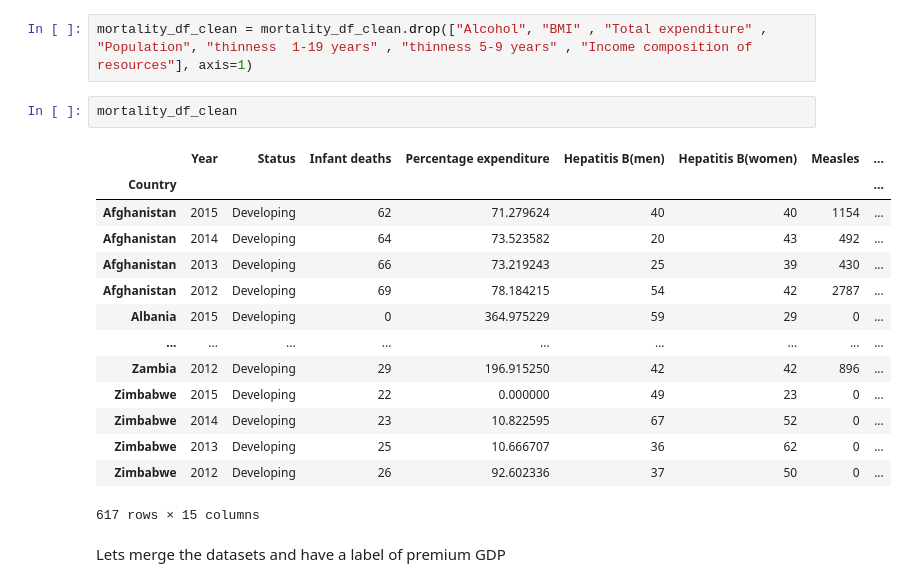
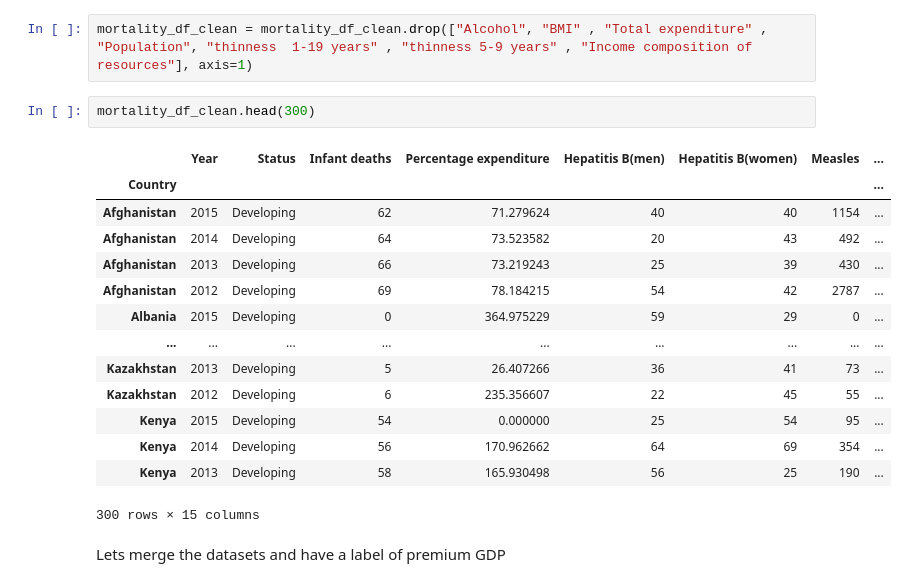
Before and after one commit to DaWaildHorse/Capstone_Project, a Jupyter notebook: Model.ipynb, the cells around one changed output. Cells and saved outputs as stored; diff of their text form.

```diff
--- a/Model.ipynb
+++ b/Model.ipynb
@@ -377,22 +392,22 @@ dtype: int64
 # %%
 mortality_df_clean = mortality_df_clean.drop(["Alcohol", "BMI" , "Total expenditure" , "Population", "thinness  1-19 years" , "thinness 5-9 years" , "Income composition of resources"], axis=1)
 # %%
-mortality_df_clean
+mortality_df_clean.head(300)
 # %% [output]
 |  | Year | Status | Infant deaths | Percentage expenditure | Hepatitis B(men) | Hepatitis B(women) | Measles | ... |
 | Country |  |  |  |  |  |  |  | ... |
 | Afghanistan | 2015 | Developing | 62 | 71.279624 | 40 | 40 | 1154 | ... |
 | Afghanistan | 2014 | Developing | 64 | 73.523582 | 20 | 43 | 492 | ... |
 | Afghanistan | 2013 | Developing | 66 | 73.219243 | 25 | 39 | 430 | ... |
 | Afghanistan | 2012 | Developing | 69 | 78.184215 | 54 | 42 | 2787 | ... |
 | Albania | 2015 | Developing | 0 | 364.975229 | 59 | 29 | 0 | ... |
 | ... | ... | ... | ... | ... | ... | ... | ... | ... |
-| Zambia | 2012 | Developing | 29 | 196.915250 | 42 | 42 | 896 | ... |
-| Zimbabwe | 2015 | Developing | 22 | 0.000000 | 49 | 23 | 0 | ... |
-| Zimbabwe | 2014 | Developing | 23 | 10.822595 | 67 | 52 | 0 | ... |
-| Zimbabwe | 2013 | Developing | 25 | 10.666707 | 36 | 62 | 0 | ... |
-| Zimbabwe | 2012 | Developing | 26 | 92.602336 | 37 | 50 | 0 | ... |
+| Kazakhstan | 2013 | Developing | 5 | 26.407266 | 36 | 41 | 73 | ... |
+| Kazakhstan | 2012 | Developing | 6 | 235.356607 | 22 | 45 | 55 | ... |
+| Kenya | 2015 | Developing | 54 | 0.000000 | 25 | 54 | 95 | ... |
+| Kenya | 2014 | Developing | 56 | 170.962662 | 64 | 69 | 354 | ... |
+| Kenya | 2013 | Developing | 58 | 165.930498 | 56 | 25 | 190 | ... |
-617 rows × 15 columns
+300 rows × 15 columns
 # %% [markdown]
 Lets merge the datasets and have a label of premium GDP
 # %%
```
Also changed, not shown: parts of 10 cells of this notebook.
